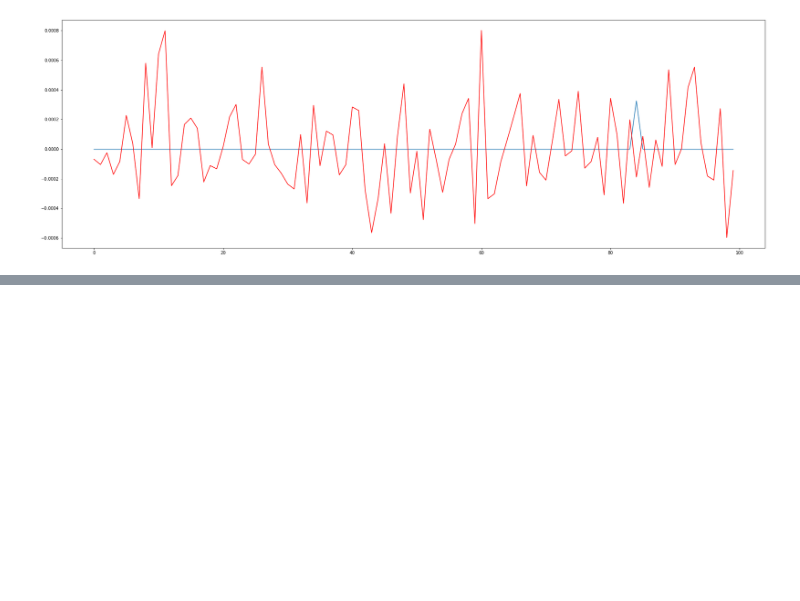
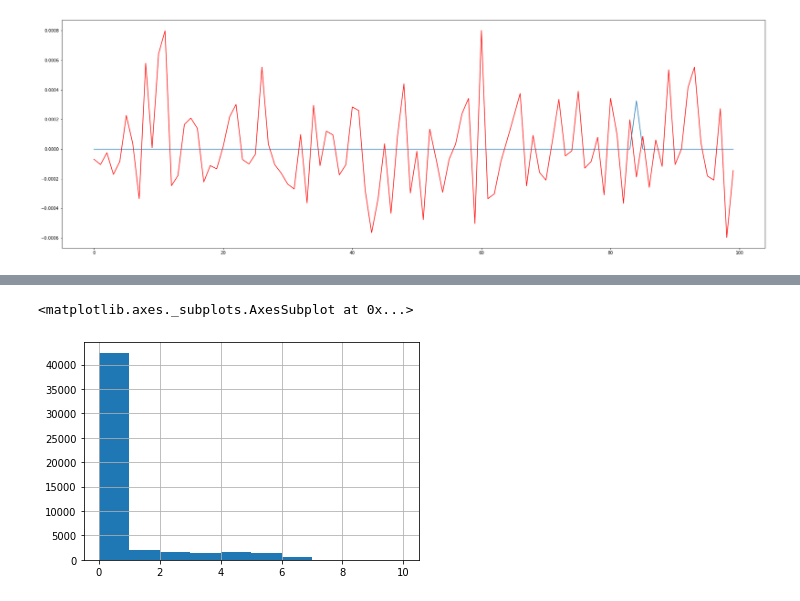
Before and after one commit to Maxibrionest/MachineLearning, a Jupyter notebook: Entrega2/Entrega2.ipynb, the cells around one changed output, grey strips where cells are left out. Saved outputs shown, nothing was run; the diff lists cells and outputs as text; code cells hidden in the pictures; blank space fills up the shorter version.

```diff
--- a/Entrega2/Entrega2.ipynb
+++ b/Entrega2/Entrega2.ipynb
@@ -904,0 +961,5 @@ plt.show()
+# %%
+df_0 = df.copy()
+cols_a_cambiar = []
+helper_0 = df_0.dtypes.to_frame()
+helper_0 = helper_0.rename({0:'values'}, axis=1)
@@ -904,0 +1020,17 @@ plt.show()
+# %%
+df_0[['Sexo',
+ 'IndRev_T12',
+ 'IndRev_T11',
+ 'IndRev_T10',
+ 'IndRev_T09',
+ 'IndRev_T08',
+ 'IndRev_T07',
+ 'IndRev_T06',
+ 'IndRev_T05',
+ 'IndRev_T04',
+ 'IndRev_T03',
+ 'IndRev_T02',
+ 'IndRev_T01']].isna().sum(axis=1).hist()
+# %% [output]
+<matplotlib.axes._subplots.AxesSubplot at 0x...>
+[figure, added]
```
Also changed, not shown: parts of 60 cells of this notebook.
